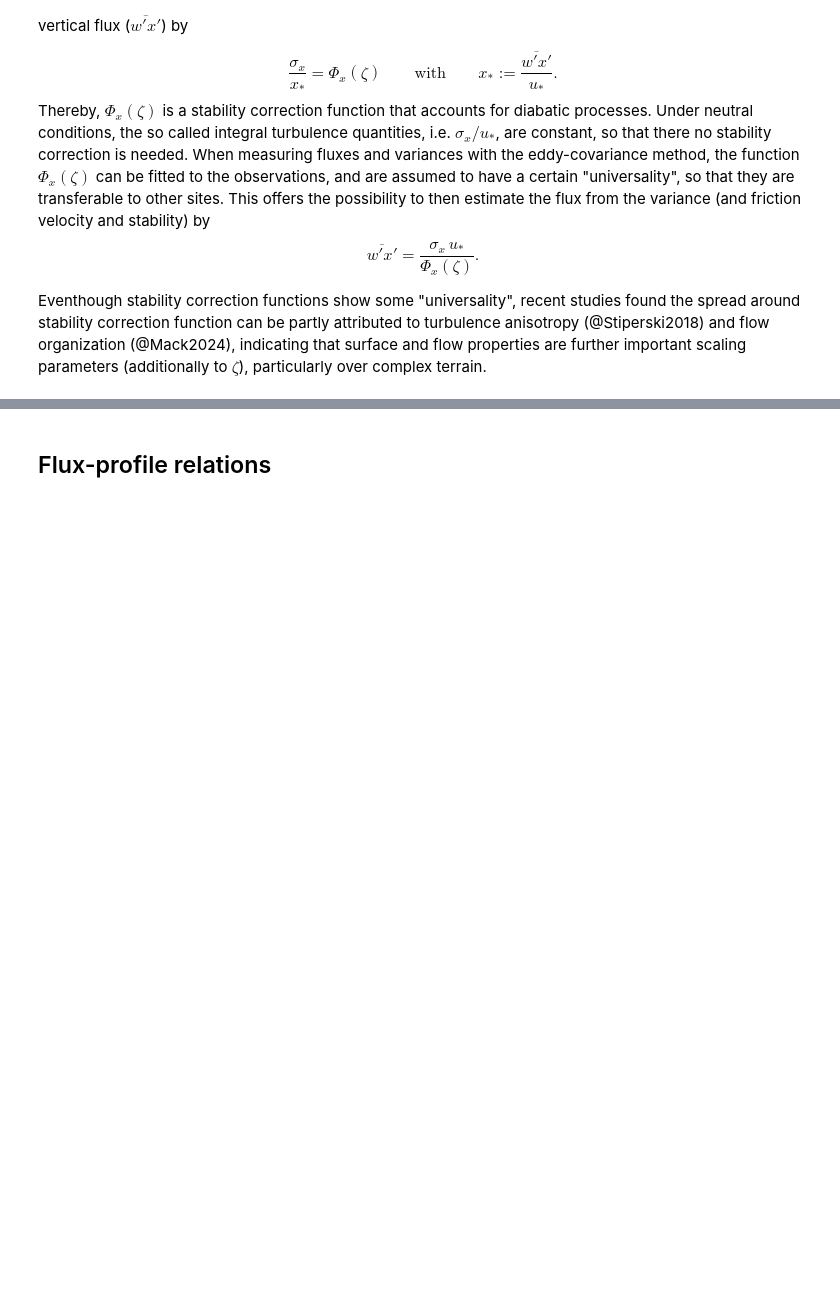
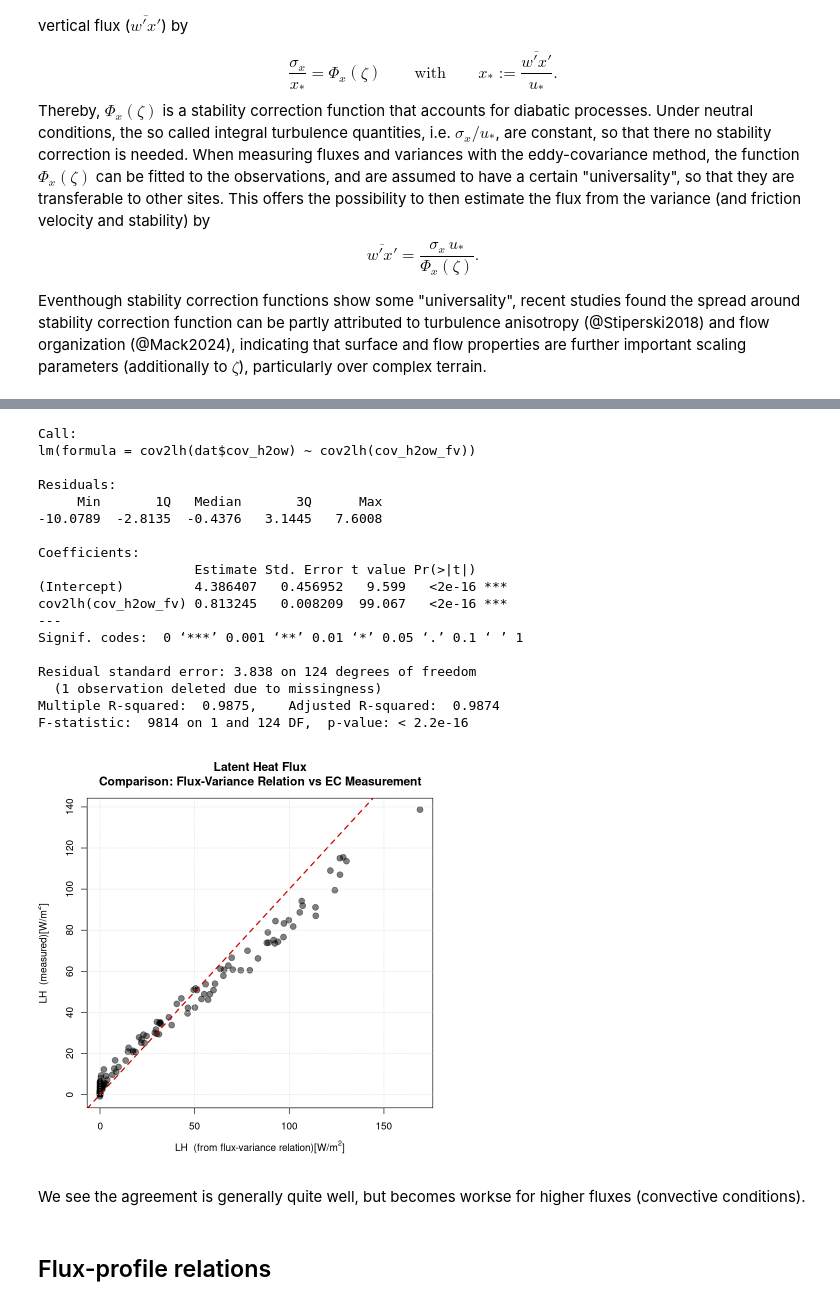
Before and after one commit to noctiluc3nt/ec_analyze, a Jupyter notebook: notebooks/08_turbulence-parameterizations.ipynb, the cells around one changed output, grey strips where cells are left out. Saved outputs shown, nothing was run; the diff lists cells and outputs as text; code cells hidden in the pictures; blank space fills up the shorter version.

Commit message:
nb08: flux-variance relations for concentration/q

```diff
--- a/notebooks/08_turbulence-parameterizations.ipynb
+++ b/notebooks/08_turbulence-parameterizations.ipynb
@@ -15,3 +18,48 @@ Eventhough stability correction functions show some "universality", recent studi
+# %%
+#loading Reddy package
+#install.packages("../src/Reddy_0.0.0.9000.tar.gz",repos=NULL,source=TRUE,quiet=TRUE)
+library(Reddy)
+library(latex2exp)
+
+#read in processed example data
+dat=readRDS("../data/ec-data_30min_processed/processed_data_example.rds")
+# %%
+ustar=calc_ustar(dat$cov_uw)
+L=calc_L(ustar,dat$T_mean,dat$cov_wT)
+zeta=calc_zeta(4.4,L)
+#calculate cov(h2o,w) from the flux variance relation
+cov_h2ow_fv=dat$cov_h2ow*ustar/scale_phic(zeta)
+# %%
+#compare flux-variance relation with measured latent heat flux
+plot(cov2lh(cov_h2ow_fv),cov2lh(dat$cov_h2ow),pch=20,col=rgb(0,0,0,0.5),cex=2,
+     xlab=TeX("LH [W/m$^2$] (from flux-variance relation)"),ylab=TeX("LH [W/m$^2$] (measured)"),
+     main="Latent Heat Flux\nComparison: Flux-Variance Relation vs EC Measurement")
+abline(0,1,col="red3",lwd=2,lty=2)
+grid()
+fit=lm(cov2lh(dat$cov_h2ow) ~ cov2lh(cov_h2ow_fv))
+summary(fit) #R^2 = 0.987
+# %% [output]
+Call:
+lm(formula = cov2lh(dat$cov_h2ow) ~ cov2lh(cov_h2ow_fv))
+
+Residuals:
+     Min       1Q   Median       3Q      Max
+-10.0789  -2.8135  -0.4376   3.1445   7.6008
+
+Coefficients:
+                    Estimate Std. Error t value Pr(>|t|)
+(Intercept)         4.386407   0.456952   9.599   <2e-16 ***
+cov2lh(cov_h2ow_fv) 0.813245   0.008209  99.067   <2e-16 ***
+---
+Signif. codes:  0 ‘***’ 0.001 ‘**’ 0.01 ‘*’ 0.05 ‘.’ 0.1 ‘ ’ 1
+
+Residual standard error: 3.838 on 124 degrees of freedom
+  (1 observation deleted due to missingness)
+Multiple R-squared:  0.9875,    Adjusted R-squared:  0.9874
+F-statistic:  9814 on 1 and 124 DF,  p-value: < 2.2e-16
+[figure, added]
+# %% [markdown]
+We see the agreement is generally quite well, but becomes workse for higher fluxes (convective conditions).
 # %% [markdown]
 ## Flux-profile relations
 # %% [markdown]
```
Also changed, not shown: parts of 1 cell of this notebook.
